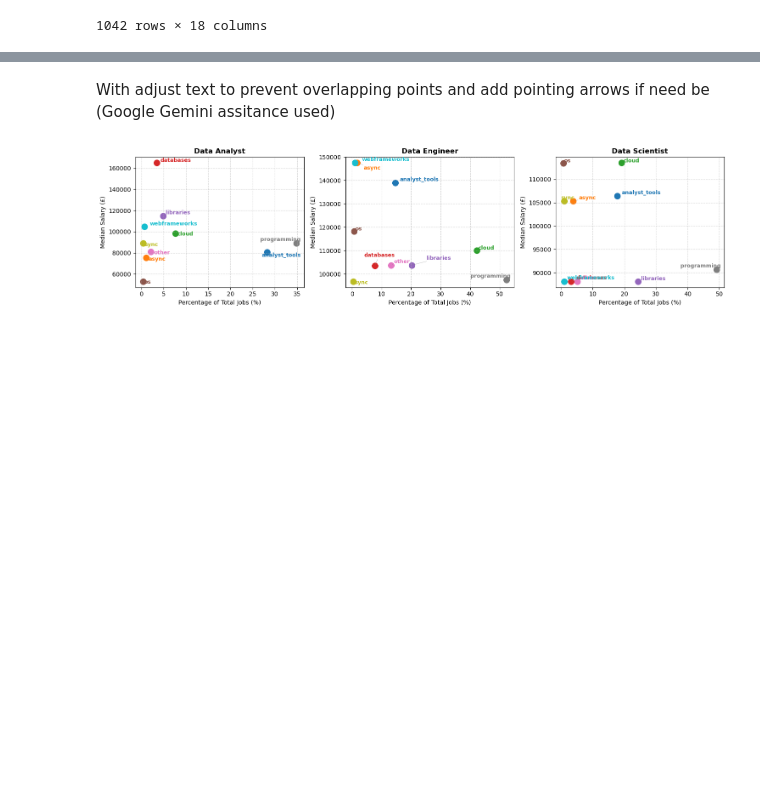
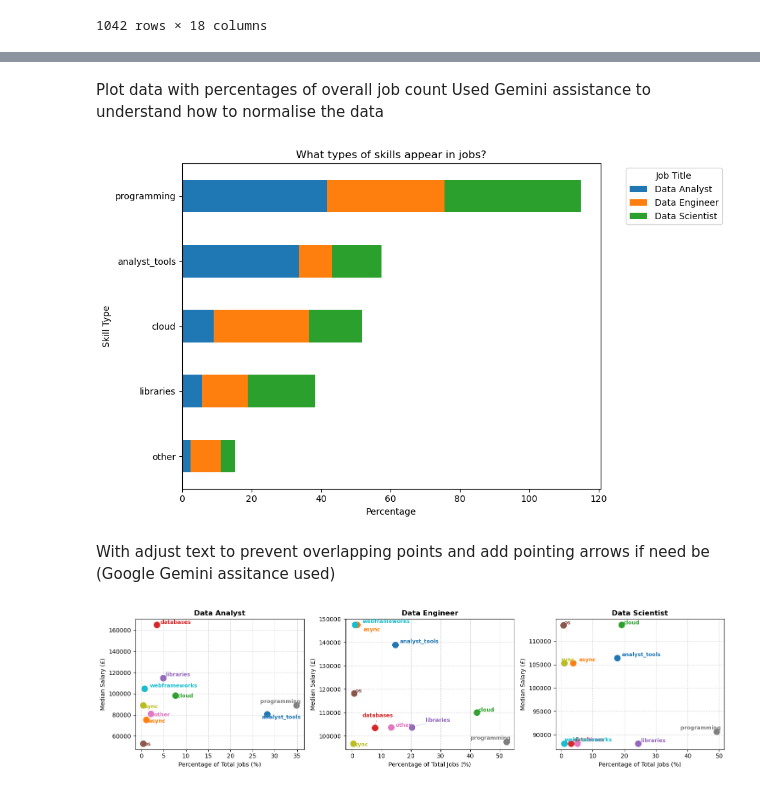
Before and after one commit to Mizan95/Project_Data_Analysis, a Jupyter notebook: 6_Best_Skill_Types.ipynb, the cells around one changed output, grey strips where cells are left out. Saved outputs shown, nothing was run; the diff lists cells and outputs as text; code cells hidden in the pictures; blank space fills up the shorter version.

```diff
--- a/6_Best_Skill_Types.ipynb
+++ b/6_Best_Skill_Types.ipynb
@@ -173,3 +184,67 @@ df_UK_group
+# %% [markdown]
+Plot data with percentages of overall job count
+Used Gemini assistance to understand how to normalise the data
+# %%
+# The pivot table skills_job_percentage_pivot needs normalisation as some columns totals exceed 100%
+# So we need to make each value as a percentage relative to the total of that column
+# skills_job_percentage_pivot = (df_UK_group.pivot_table(
+#     index="skill_type",
+#     columns="job_title_short",
+#     values="percentage",
+#     aggfunc="sum",
+#     fill_value=0,
+
+#     margins=True,
+#     margins_name="Total"
+# )
+#     .sort_values(by="Total", ascending=False) # sort values by Total column
+# )
+
+# Now to normalise the columns to get real percentage
+# 1. Base pivot table (with no margins/totals to avoid confusion)
+pivot_base = df_UK_group.pivot_table(
+    index="skill_type",
+    columns="job_title_short",
+    values="percentage",
+    aggfunc="sum",
+    fill_value=0
+)
+
+# 2. Normalise columns: Divide each cell by its column sum and multiply by 100
+skills_normalised = (pivot_base / pivot_base.sum(axis=0)) * 100
+
+# 3. Sort by the highest overall skill category across all jobs
+# Add a temporary column called "Overall_Total"
+skills_normalised["Overall_Total"] = skills_normalised.sum(axis=1)
+# Sort values by this column, and then drop it as it is not required
+skills_normalised = skills_normalised.sort_values(by="Overall_Total", ascending=False).drop(columns="Overall_Total")
+
+# 4. Add a Total row at the bottom to prove they all equal 100%
+skills_normalised.loc["Total"] = skills_normalised.sum(axis=0)
+
+skills_normalised
+
+# Data subset of top 5 skills
+skills_normalised_plot_data = skills_normalised.head()
+
+# Plot this subset
+skills_normalised_plot_data.plot(
+    kind="barh",
+    stacked=True,
+
+    figsize=(10, 6),
+);
+
+
+plt.title("What types of skills appear in jobs?")
+plt.xlabel("Percentage")
+plt.ylabel("Skill Type")
+plt.legend(title="Job Title", bbox_to_anchor=(1.05, 1), loc='upper left') # set anchor point and anchor top left of legend box to it
+
+plt.gca().invert_yaxis()  # Puts the highest total skill at the top
+plt.tight_layout()
+# %% [output]
+[figure, added]
 # %% [markdown]
 With adjust text to prevent overlapping points and add pointing arrows if need be (Google Gemini assitance used)
 # %%
```
Also changed, not shown: parts of 3 cells of this notebook, 3 other files.
